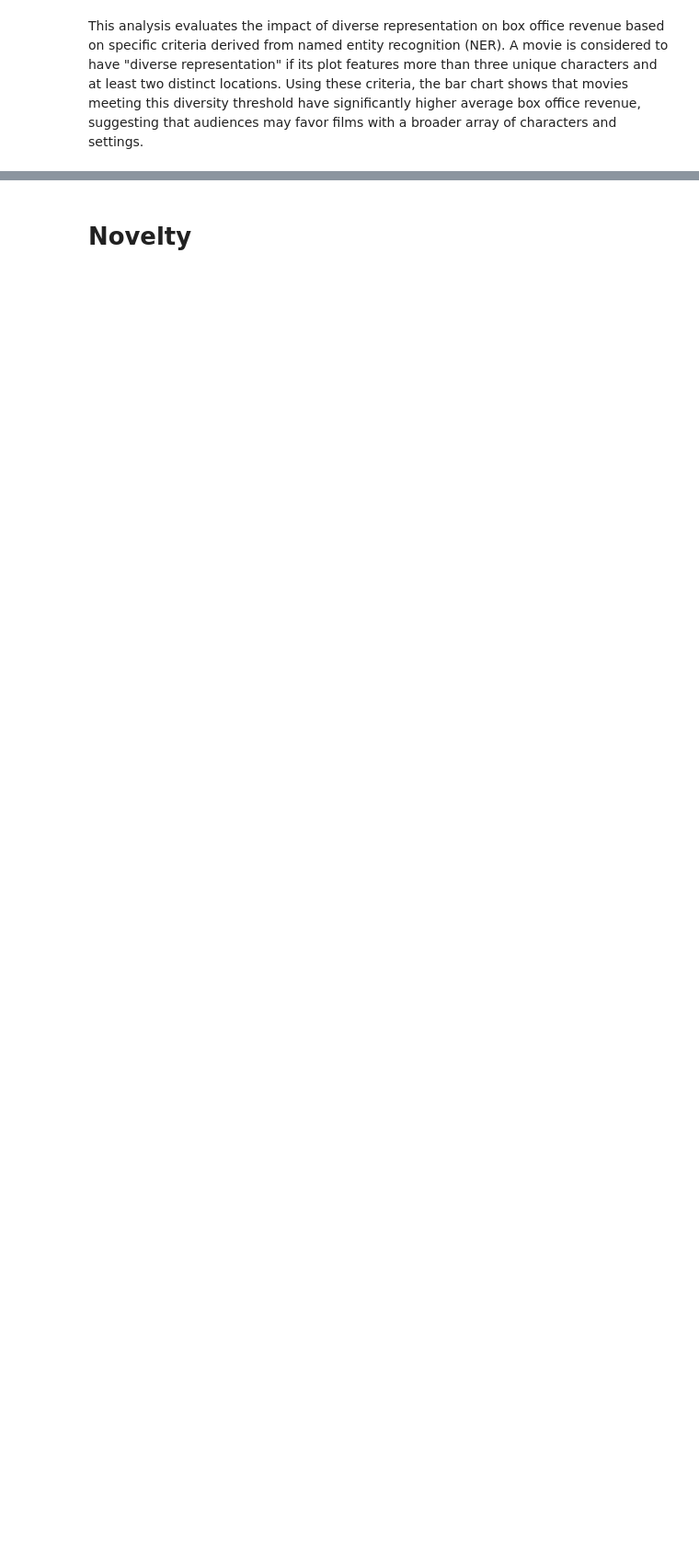
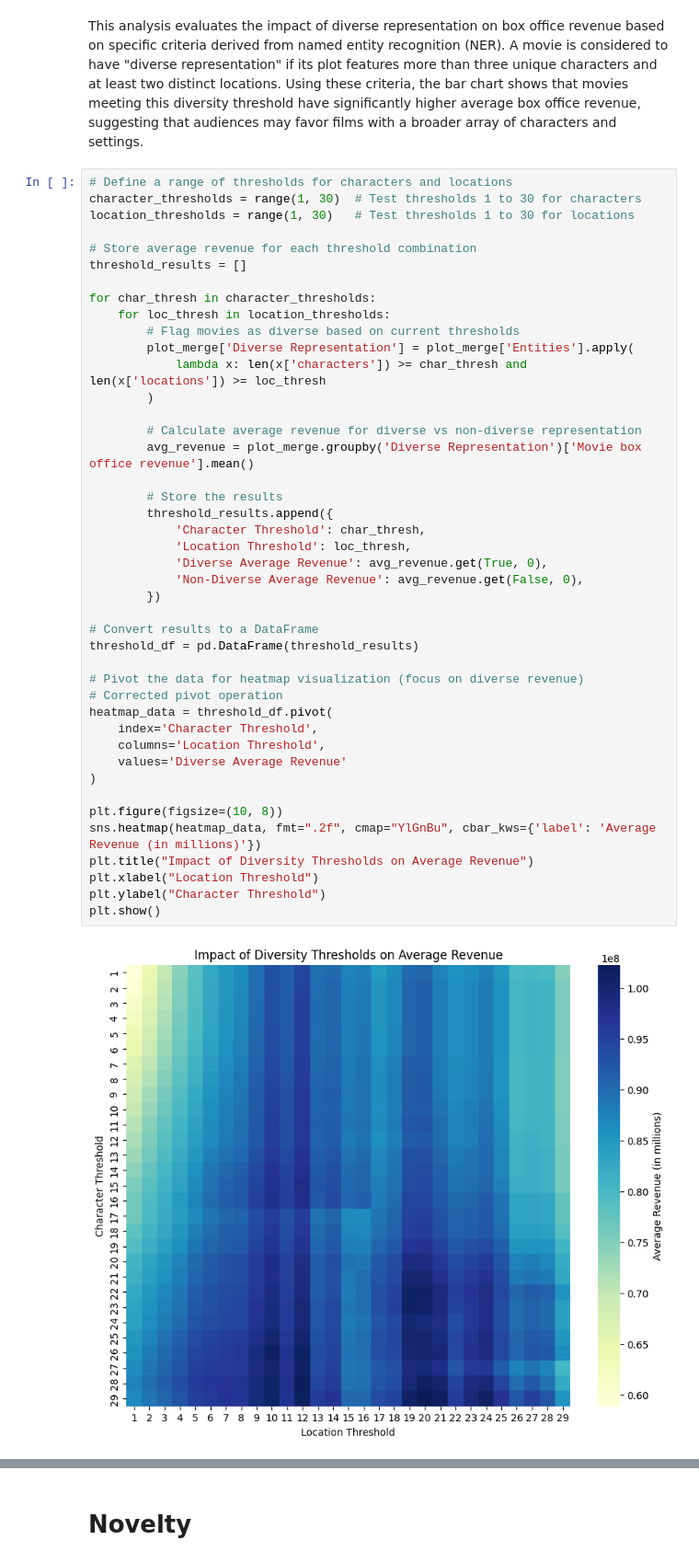
Before and after one commit to epfl-ada/ada-2024-project-conquistada, a Jupyter notebook: results.ipynb, the cells around one changed output, grey strips where cells are left out. Shown at 92% size. Saved outputs shown, nothing was run; the diff lists cells and outputs as text; blank space fills up the shorter version.

```diff
--- a/results.ipynb
+++ b/results.ipynb
@@ -807,2 +909,47 @@ plt.show()
 # %% [markdown]
 This analysis evaluates the impact of diverse representation on box office revenue based on specific criteria derived from named entity recognition (NER). A movie is considered to have "diverse representation" if its plot features more than three unique characters and at least two distinct locations. Using these criteria, the bar chart shows that movies meeting this diversity threshold have significantly higher average box office revenue, suggesting that audiences may favor films with a broader array of characters and settings.
+# %%
+# Define a range of thresholds for characters and locations
+character_thresholds = range(1, 30)  # Test thresholds 1 to 30 for characters
+location_thresholds = range(1, 30)   # Test thresholds 1 to 30 for locations
+
+# Store average revenue for each threshold combination
+threshold_results = []
+
+for char_thresh in character_thresholds:
+    for loc_thresh in location_thresholds:
+        # Flag movies as diverse based on current thresholds
+        plot_merge['Diverse Representation'] = plot_merge['Entities'].apply(
+            lambda x: len(x['characters']) >= char_thresh and len(x['locations']) >= loc_thresh
+        )
+
+        # Calculate average revenue for diverse vs non-diverse representation
+        avg_revenue = plot_merge.groupby('Diverse Representation')['Movie box office revenue'].mean()
+
+        # Store the results
+        threshold_results.append({
+            'Character Threshold': char_thresh,
+            'Location Threshold': loc_thresh,
+            'Diverse Average Revenue': avg_revenue.get(True, 0),
+            'Non-Diverse Average Revenue': avg_revenue.get(False, 0),
+        })
+
+# Convert results to a DataFrame
+threshold_df = pd.DataFrame(threshold_results)
+
+# Pivot the data for heatmap visualization (focus on diverse revenue)
+# Corrected pivot operation
+heatmap_data = threshold_df.pivot(
+    index='Character Threshold',
+    columns='Location Threshold',
+    values='Diverse Average Revenue'
+)
+
+plt.figure(figsize=(10, 8))
+sns.heatmap(heatmap_data, fmt=".2f", cmap="YlGnBu", cbar_kws={'label': 'Average Revenue (in millions)'})
+plt.title("Impact of Diversity Thresholds on Average Revenue")
+plt.xlabel("Location Threshold")
+plt.ylabel("Character Threshold")
+plt.show()
+# %% [output]
+[figure, added]
```
Also changed, not shown: parts of 9 cells of this notebook, 1 other file.
